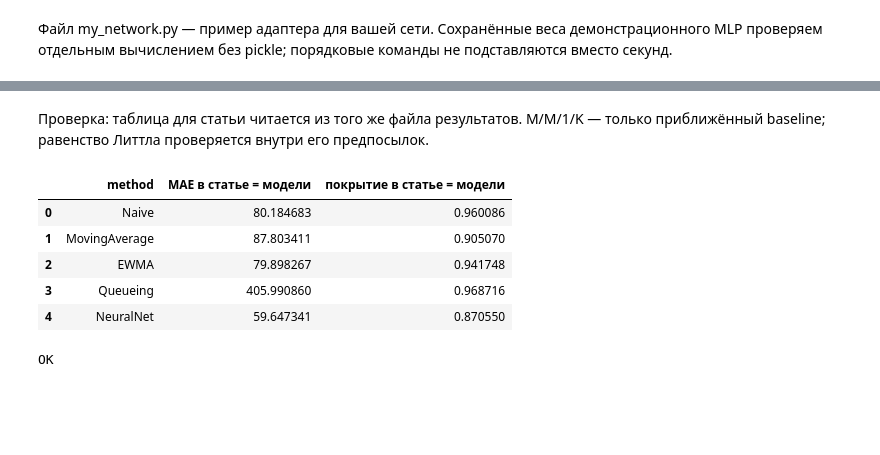
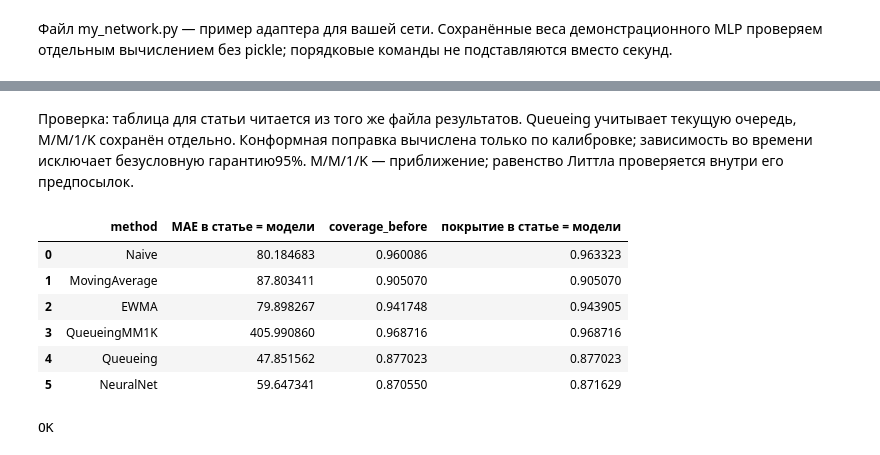
Before and after one commit to annfridreksen/Forecast_Edge_Fog_Cloud, a Jupyter notebook: colab/02_Прогноз_и_нейросеть.ipynb, the cells around one changed output, grey strips where cells are left out. Saved outputs shown, nothing was run; the diff lists cells and outputs as text; code cells hidden in the pictures; blank space fills up the shorter version.

```diff
--- a/colab/02_Прогноз_и_нейросеть.ipynb
+++ b/colab/02_Прогноз_и_нейросеть.ipynb
@@ -69,19 +70,20 @@ print('Порядковый пример:',to_ranks({'F0':a,'F1':{'mean_ms':a['m
 Порядковый пример: {'F0': 1, 'F1': 2}
 # %% [markdown]
-Проверка: таблица для статьи читается из того же файла результатов. M/M/1/K — только приближённый baseline; равенство Литтла проверяется внутри его предпосылок.
+Проверка: таблица для статьи читается из того же файла результатов. Queueing учитывает текущую очередь, M/M/1/K сохранён отдельно. Конформная поправка вычислена только по калибровке; зависимость во времени исключает безусловную гарантию95%. M/M/1/K — приближение; равенство Литтла проверяется внутри его предпосылок.
 # %%
 q=mm1k(10,.055,51)
 assert abs(q['L']-q['lambda_eff']*q['W_s'])<1e-10
 from_file=pd.read_csv('results/forecast_metrics.csv')
-assert len(from_file)==5
+assert len(from_file)==6
 assert ((from_file.coverage_p95>=0)&(from_file.coverage_p95<=1)).all()
-display(from_file[['method','mae_ms','coverage_p95']].rename(columns={'mae_ms':'MAE в статье = модели','coverage_p95':'покрытие в статье = модели'}))
+display(from_file[['method','mae_ms','coverage_before','coverage_p95']].rename(columns={'mae_ms':'MAE в статье = модели','coverage_p95':'покрытие в статье = модели'}))
 print('OK')
 # %% [output]
-|  | method | MAE в статье = модели | покрытие в статье = модели |
-| 0 | Naive | 80.184683 | 0.960086 |
-| 1 | MovingAverage | 87.803411 | 0.905070 |
-| 2 | EWMA | 79.898267 | 0.941748 |
-| 3 | Queueing | 405.990860 | 0.968716 |
-| 4 | NeuralNet | 59.647341 | 0.870550 |
+|  | method | MAE в статье = модели | coverage_before | покрытие в статье = модели |
+| 0 | Naive | 80.184683 | 0.960086 | 0.963323 |
+| 1 | MovingAverage | 87.803411 | 0.905070 | 0.905070 |
+| 2 | EWMA | 79.898267 | 0.941748 | 0.943905 |
+| 3 | QueueingMM1K | 405.990860 | 0.968716 | 0.968716 |
+| 4 | Queueing | 47.851562 | 0.877023 | 0.877023 |
+| 5 | NeuralNet | 59.647341 | 0.870550 | 0.871629 |
 OK
```
Also changed, not shown: parts of 4 cells of this notebook, 56 other files.
